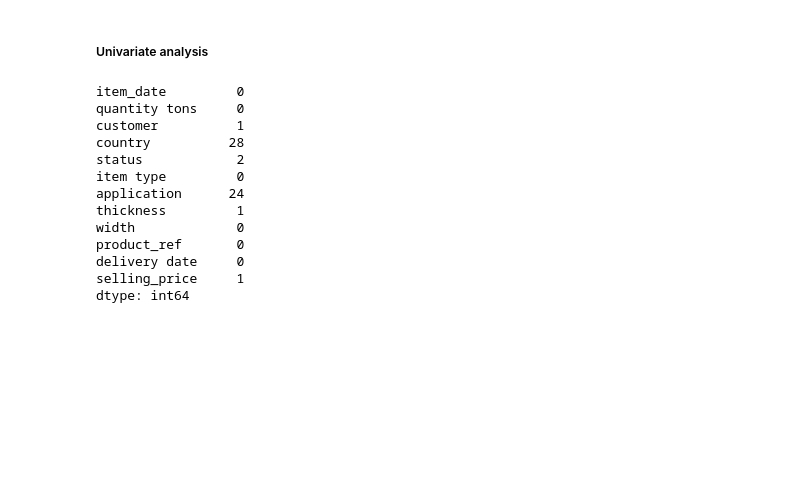
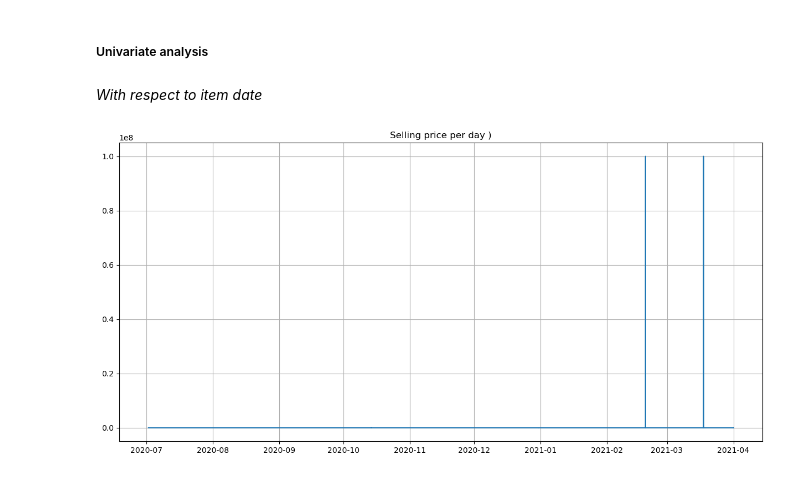
Before and after one commit to surya81/myproject, a Jupyter notebook: Untitled.ipynb, the cells around one changed output. Drawn from its saved outputs; the diff is of its cells as text; code cells hidden in the pictures; blank space fills up the shorter version.

```diff
--- a/Untitled.ipynb
+++ b/Untitled.ipynb
@@ -265,0 +273,10 @@ daily_offers_dataset["delivery date"] =daily_offers_dataset["delivery date"].fil
+# %%
+# should not fil missing value in Our target variable
+daily_offers_dataset.dropna(subset=['selling_price'], inplace=True)
+# %%
+# status have only two missing values
+# fill it with mode value
+
+# fill missing values with the mode of the 'status' column
+mode_val = daily_offers_dataset['status'].mode()[0]
+daily_offers_dataset['status'] = daily_offers_dataset['status'].fillna(mode_val)
@@ -266,3 +285,14 @@ daily_offers_dataset["delivery date"] =daily_offers_dataset["delivery date"].fil
+# %%
+# select the columns to impute
+cols_to_impute = ['application',  'customer','country']
+# create the imputer
+imputer = KNNImputer(n_neighbors=5)
+
+# fit and transform the imputer on the selected columns
+imputed_cols = imputer.fit_transform(daily_offers_dataset[cols_to_impute])
+
+# replace the original columns with the imputed values
+daily_offers_dataset[cols_to_impute] = imputed_cols
 # %%
 # id column have 181671 unique values
 # it accouts as serial number for the row
@@ -273,19 +303,16 @@ daily_offers_dataset.drop("id",axis=1,inplace =True)
 daily_offers_dataset.drop("material_ref",axis=1,inplace =True)
 # %% [markdown]
 ##### Univariate analysis
-# %%
-daily_offers_dataset.isna().sum()
-# %% [output]
-item_date         0
-quantity tons     0
-customer          1
-country          28
-status            2
-item type         0
-application      24
-thickness         1
-width             0
-product_ref       0
-delivery date     0
-selling_price     1
-dtype: int64
+# %% [markdown]
+*With respect to item date*
+# %%
+# set the 'date' column as the index
+daily_offers_dataset_item_date =daily_offers_dataset.set_index('item_date')
+# %%
+plt.figure(figsize=(15, 7))
+plt.plot(daily_offers_dataset_item_date.selling_price)
+plt.title('Selling price per day )')
+plt.grid(True)
+plt.show()
+# %% [output]
+[figure, added]
```
Also changed, not shown: parts of 11 cells of this notebook.
